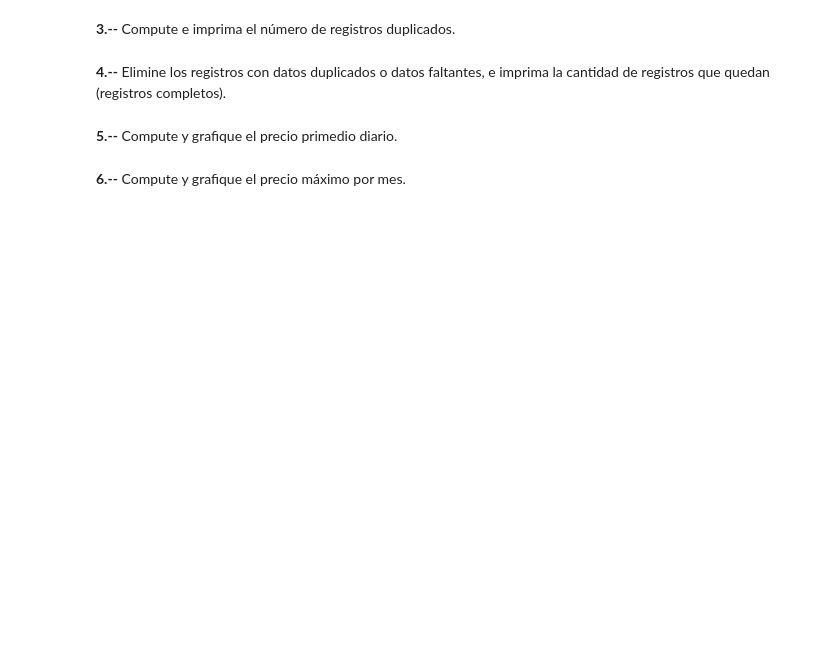
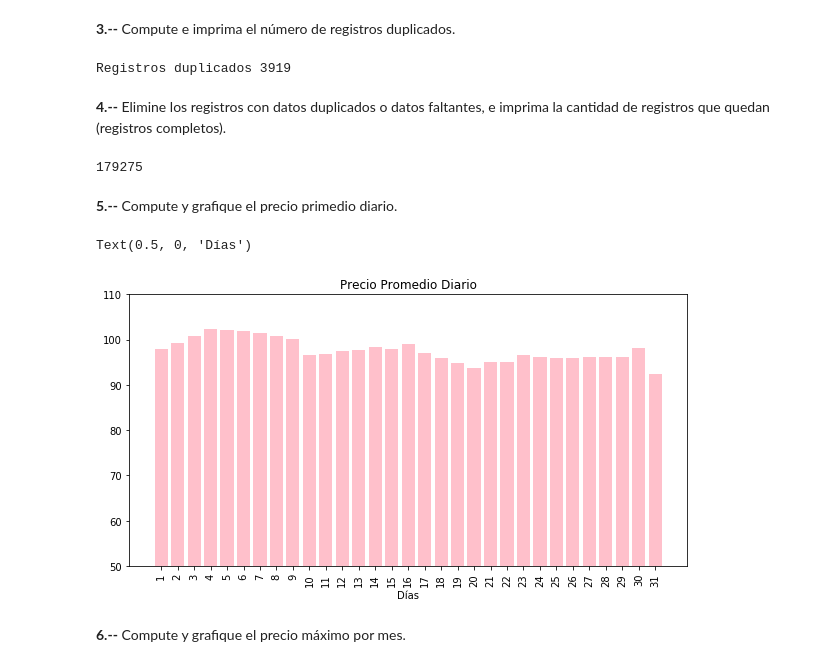
Before and after one commit to cda-2019-01/lab-analisis-exploratorio-de-datos-anapino13, a Jupyter notebook: LAB-precios-electricidad.ipynb, the cells around one changed output. Saved outputs shown, nothing was run; the diff lists cells and outputs as text; code cells hidden in the pictures; blank space fills up the shorter version.

```diff
--- a/LAB-precios-electricidad.ipynb
+++ b/LAB-precios-electricidad.ipynb
@@ -15,17 +17,18 @@ import numpy as np
 # %%
 precios = pd.DataFrame()
 
-zip_file = ZipFile('precios.zip')
+archivos= ZipFile('precios.zip')
 
-for text_file in zip_file.infolist():
-    if (text_file.filename.endswith('.xlsx') and not(text_file.filename.startswith('__MACOSX'))):
-        d = pd.read_excel(zip_file.open(text_file.filename), header=2)
+for datos in archivos.infolist():
+    if (datos.filename.endswith('.xlsx') and not(datos.filename.startswith('__MACOSX'))):
+        d = pd.read_excel(archivos.open(datos.filename), header=2)
         if d.columns[0].startswith('Unname'):
             nheader = d.iloc[0]
             d = d[1:]
             d = d.rename(columns = nheader)
         d = d.iloc[:,0:25]
         precios = precios.append(d)
-df = pd.melt(precios,id_vars='Fecha')
-df.head()
+df = pd.melt(precios,id_vars='Fecha',var_name = 'Hora', value_name = 'Precio')
+df.columns = ['Fecha','Hora','Precio']
+df
 # %% [output]
@@ -49,8 +55,38 @@ To retain the current behavior and silence the warning, pass 'sort=True'.
 # %% [markdown]
 **3.--** Compute e imprima el número de registros duplicados.
+# %%
+df['Fecha'] = pd.to_datetime(df['Fecha'])
+df = df.sort_values('Fecha', ascending = True)
+df['duplicados'] = df['Fecha'].map(str) +'-'+ df['Hora'].map(str) +'-'+ df['Precio'].map(str)
+reg_duplicados = df[df.duplicated(['duplicados'])]
+print('Registros duplicados', len(reg_duplicados))
+# %% [output]
+Registros duplicados 3919
 # %% [markdown]
 **4.--** Elimine los registros con datos duplicados o datos faltantes, e imprima la cantidad de registros que quedan (registros completos).
+# %%
+df = df[df.Precio.notnull()]
+df = df[df.Fecha.notnull()]
+df = df.drop_duplicates()
+len(df)
+# %% [output]
+179275
 # %% [markdown]
 **5.--** Compute y grafique el precio primedio diario.
+# %%
+df['mes'] = pd.DatetimeIndex(df['Fecha']).month
+df['dias'] = pd.DatetimeIndex(df['Fecha']).day
+df.set_index(df["Fecha"],inplace=True)
+dfdia = df.groupby('dias').mean()['Precio']
+dfmes = df.groupby('mes').mean()['Precio']
+plt.figure(figsize=(10,5))
+plt.bar(range(len(dfdia)), dfdia, color= "pink")
+plt.ylim(50,110)
+plt.xticks(range(len(dfdia)), list(dfdia.index), rotation='vertical')
+plt.title('Precio Promedio Diario')
+plt.xlabel('Días')
+# %% [output]
+Text(0.5, 0, 'Días')
+[figure, added]
 # %% [markdown]
 **6.--** Compute y grafique el precio máximo por mes.
```
Also changed, not shown: parts of 14 cells of this notebook.
